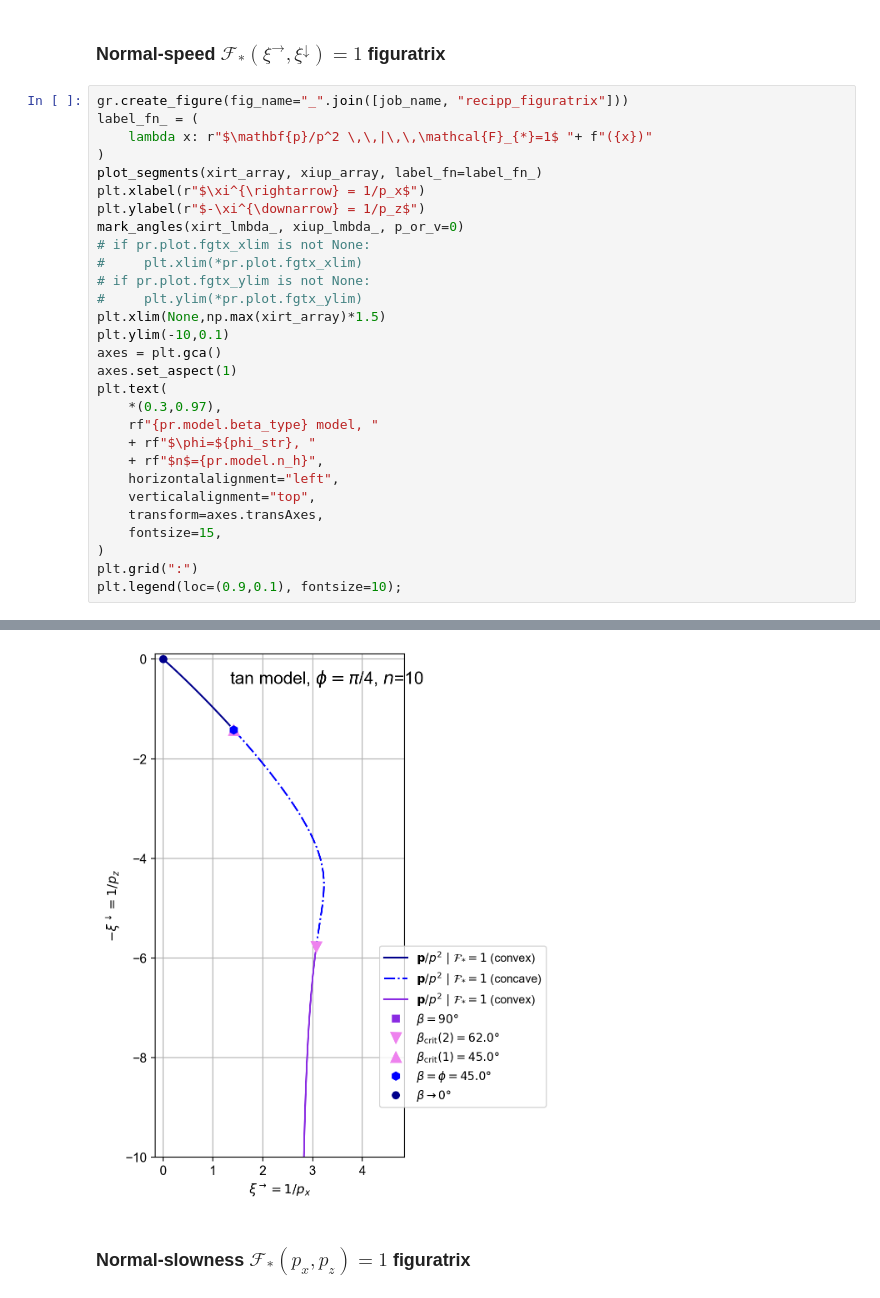
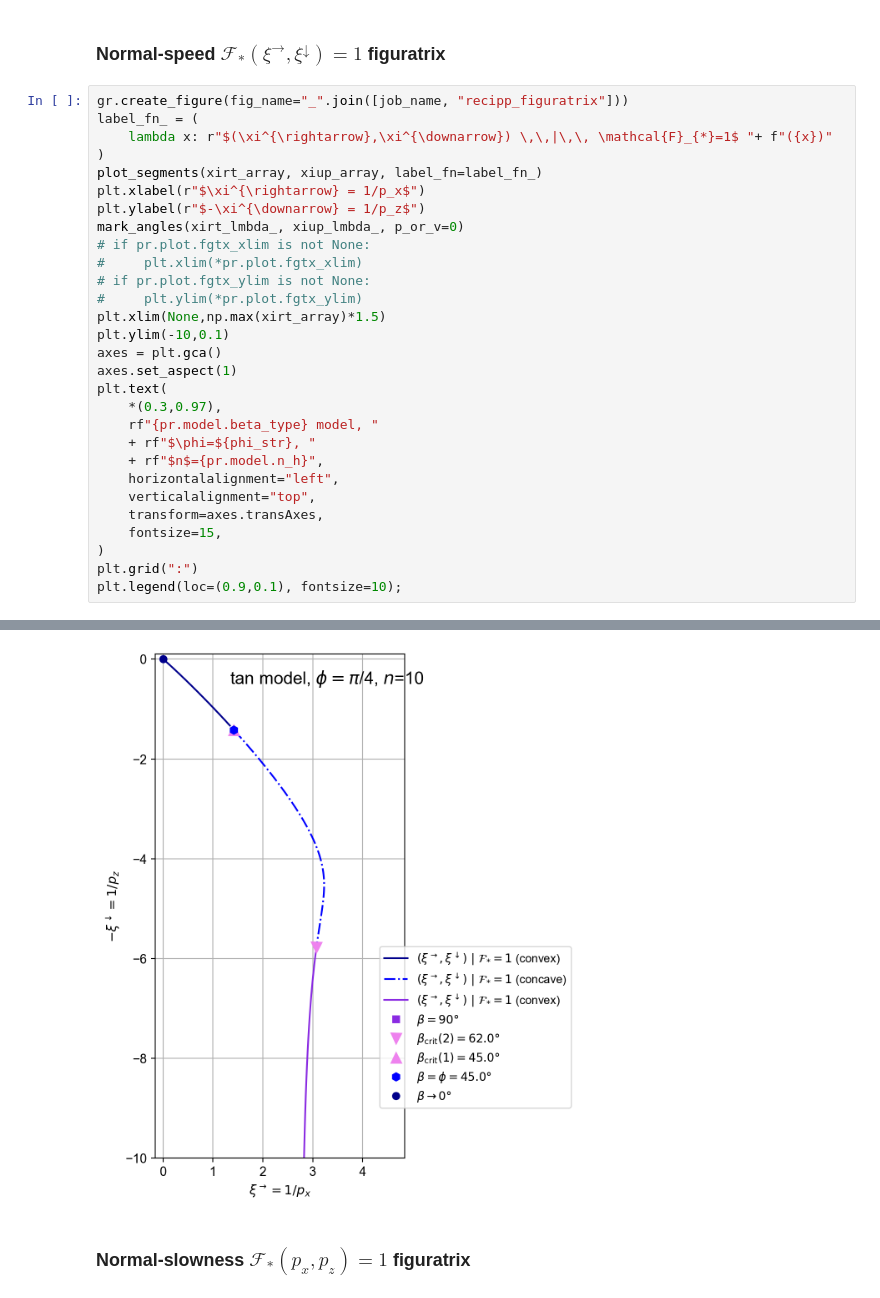
Before and after one commit to geomorphysics/GME, a Jupyter notebook: Notebooks/Notes/Hillslope.ipynb, the cells around one changed output, grey strips where cells are left out. Drawn from its saved outputs; the diff is of its cells as text.

```diff
--- a/Notebooks/Notes/Hillslope.ipynb
+++ b/Notebooks/Notes/Hillslope.ipynb
@@ -895,7 +895,7 @@ Substituting symbol F from STIXNonUnicode
 # %%
 gr.create_figure(fig_name="_".join([job_name, "recipp_figuratrix"]))
 label_fn_ = (
-    lambda x: r"$\mathbf{p}/p^2 \,\,|\,\,\mathcal{F}_{*}=1$ "+ f"({x})"
+    lambda x: r"$(\xi^{\rightarrow},\xi^{\downarrow}) \,\,|\,\, \mathcal{F}_{*}=1$ "+ f"({x})"
 )
 plot_segments(xirt_array, xiup_array, label_fn=label_fn_)
 plt.xlabel(r"$\xi^{\rightarrow} = 1/p_x$")
@@ -903,34 +903,34 @@ plt.ylabel(r"$-\xi^{\downarrow} = 1/p_z$")
 mark_angles(xirt_lmbda_, xiup_lmbda_, p_or_v=0)
 # if pr.plot.fgtx_xlim is not None:
 #     plt.xlim(*pr.plot.fgtx_xlim)
 # if pr.plot.fgtx_ylim is not None:
 #     plt.ylim(*pr.plot.fgtx_ylim)
 plt.xlim(None,np.max(xirt_array)*1.5)
 plt.ylim(-10,0.1)
 axes = plt.gca()
 axes.set_aspect(1)
 plt.text(
     *(0.3,0.97),
     rf"{pr.model.beta_type} model, "
     + rf"$\phi=${phi_str}, "
     + rf"$n$={pr.model.n_h}",
     horizontalalignment="left",
     verticalalignment="top",
     transform=axes.transAxes,
     fontsize=15,
 )
 plt.grid(":")
 plt.legend(loc=(0.9,0.1), fontsize=10);
 # %% [output]
 gmplib.plot.GraphingBase:
    Creating plot: hillslope_tanbeta_phi45p0_n10_recipp_figuratrix size=(8, 8) @ 100 dpi
 Substituting symbol F from STIXNonUnicode
 Substituting symbol F from STIXNonUnicode
 Substituting symbol F from STIXNonUnicode
 Substituting symbol F from STIXNonUnicode
 Substituting symbol F from STIXNonUnicode
 Substituting symbol F from STIXNonUnicode
-[figure, old version]
+[figure, new version]
 # %% [markdown]
 ### Normal-slowness $\mathcal{F}_*(p_x,p_z)=1$  figuratrix
 # %% [markdown]
```
Also changed, not shown: parts of 2 cells of this notebook, 51 other files.
